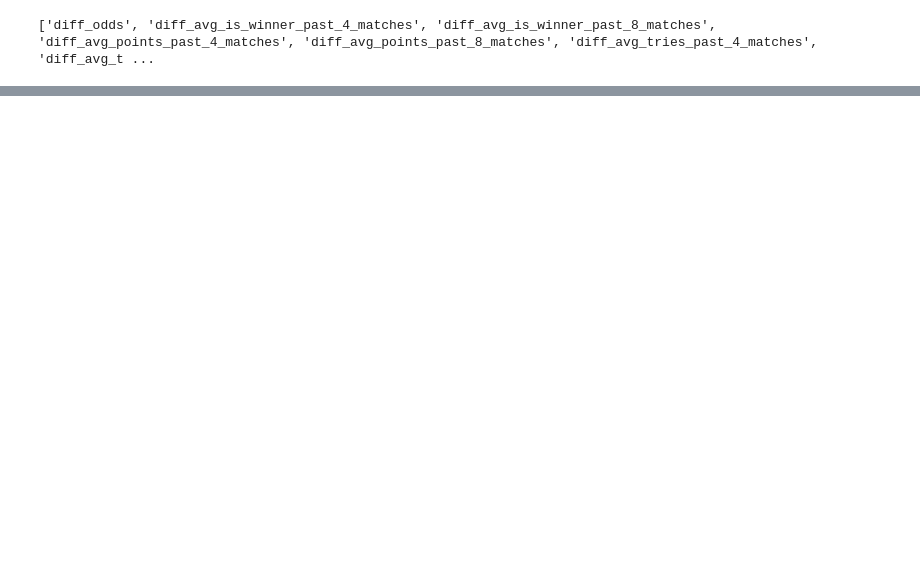
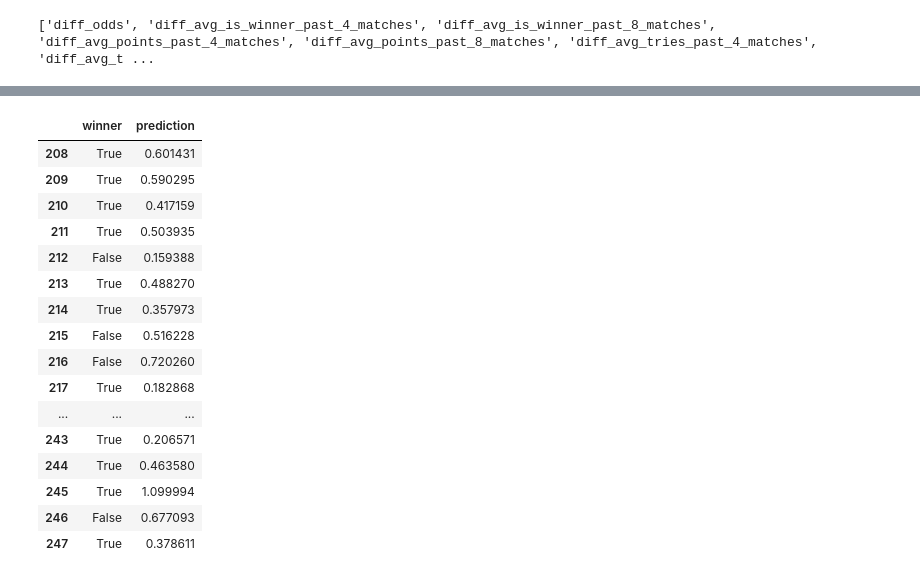
Before and after one commit to njpowers7915/NRL-match-data, a Jupyter notebook: predictions/predictions_notebook.ipynb, the cells around one changed output, grey strips where cells are left out. Cells and saved outputs as stored; diff of their text form; code cells hidden in the pictures; blank space fills up the shorter version.

```diff
--- a/predictions/predictions_notebook.ipynb
+++ b/predictions/predictions_notebook.ipynb
@@ -422,2 +424,37 @@ KeyError: None
+# %%
+from sklearn.linear_model import LinearRegression
+from sklearn.model_selection import train_test_split
+
+features_df = final_predictions.drop(columns=['index', 'id', 'round', 'home_team_id', 'away_team_id', 'winner', 'home_winner'])
+target = final_predictions['home_winner']
+X_train = features_df[:208]
+y_train = target[:208]
+X_test = features_df[208:]
+y_test = target[208:]
+
+reg = LinearRegression()
+reg.fit(X_train, y_train)
+predictions = reg.predict(X_test)
+# %%
+df = pd.DataFrame({'winner': y_test, 'prediction': predictions})
+df
+# %% [output]
+|  | winner | prediction |
+| 208 | True | 0.601431 |
+| 209 | True | 0.590295 |
+| 210 | True | 0.417159 |
+| 211 | True | 0.503935 |
+| 212 | False | 0.159388 |
+| 213 | True | 0.488270 |
+| 214 | True | 0.357973 |
+| 215 | False | 0.516228 |
+| 216 | False | 0.720260 |
+| 217 | True | 0.182868 |
+| ... | ... | ... |
+| 243 | True | 0.206571 |
+| 244 | True | 0.463580 |
+| 245 | True | 1.099994 |
+| 246 | False | 0.677093 |
+| 247 | True | 0.378611 |
 # %%
 mycursor.close()
```
Also changed, not shown: parts of 3 cells of this notebook.
